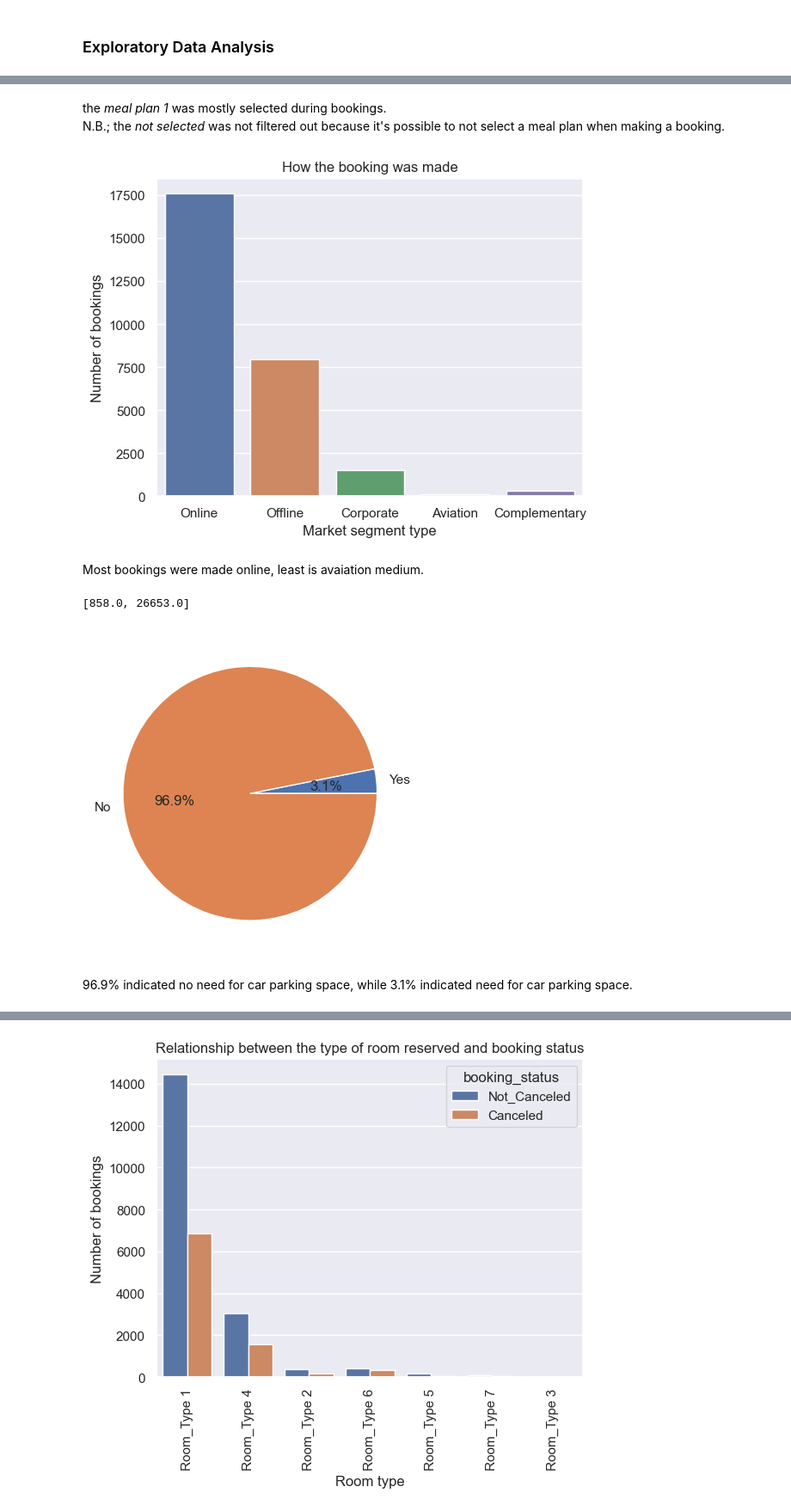
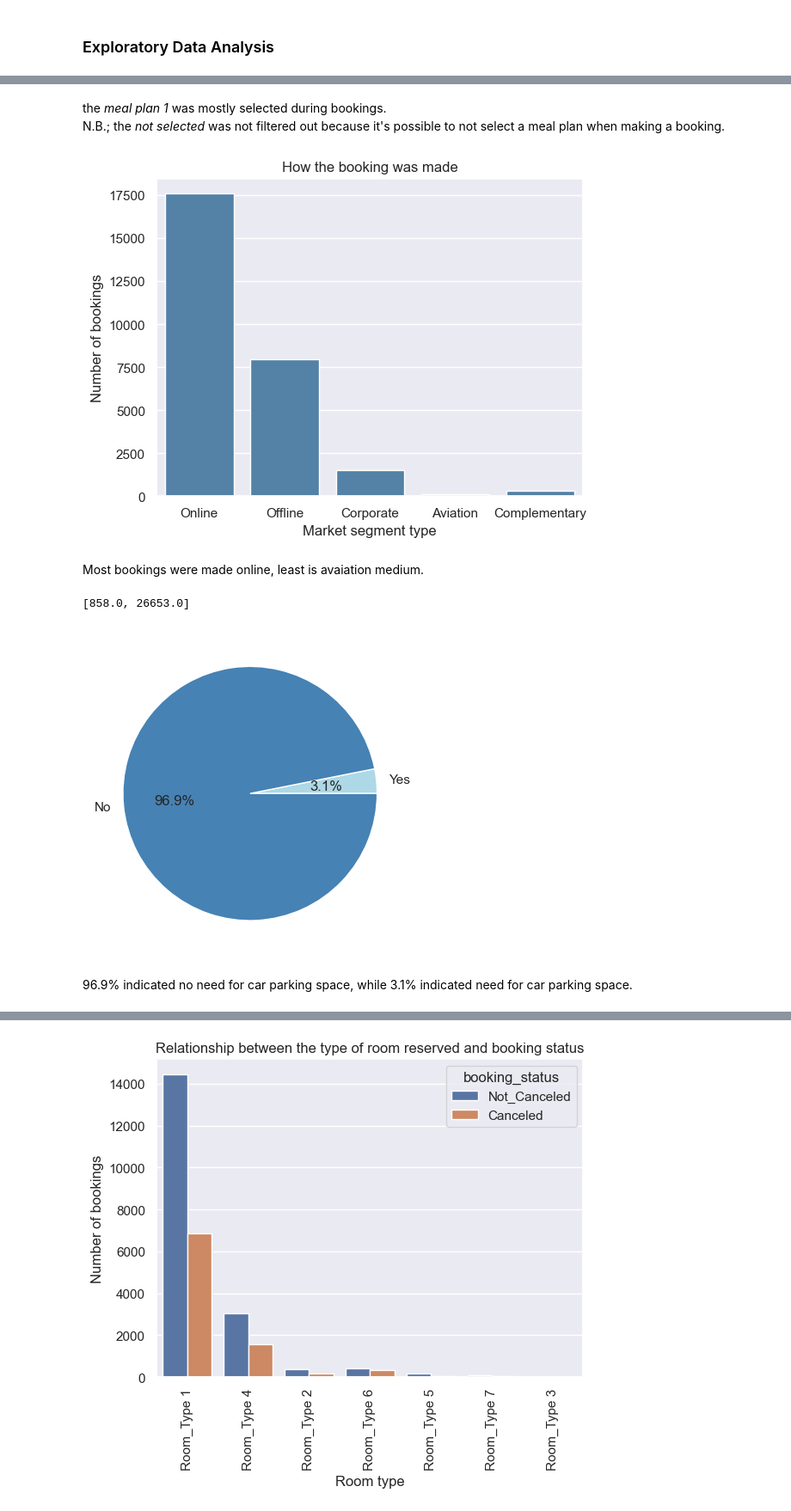
Before and after one commit to Ukpoweh/Hotel_cancellations_prediction, a Jupyter notebook: hotel_cancellations.ipynb, the cells around one changed output, grey strips where cells are left out. Shown at 86% size. Drawn from its saved outputs; the diff is of its cells as text; code cells hidden in the pictures.

```diff
--- a/hotel_cancellations.ipynb
+++ b/hotel_cancellations.ipynb
@@ -203,16 +159,18 @@ plt.show()
-# %% [markdown]
-the *meal plan 1* was mostly selected during bookings. <br>
-N.B.; the *not selected* was not filtered out because it's possible to not select a meal plan when making a booking.
+# %% [markdown]
+the *meal plan 1* was mostly selected during bookings. <br>
+N.B.; the *not selected* was not filtered out because it's possible to not select a meal plan when making a booking.
 # %%
-sns.countplot(x='market_segment_type', data=df)
+sns.countplot(x='market_segment_type', data=df, color='steelblue')
 plt.xlabel('Market segment type')
 plt.ylabel('Number of bookings')
 plt.title('How the booking was made')
+
+plt.savefig('market.png', bbox_inches='tight', dpi=300)
 plt.show()
 # %% [output]
-[figure, old version]
+[figure, new version]
-# %% [markdown]
-Most bookings were made online, least is avaiation medium.
+# %% [markdown]
+Most bookings were made online, least is avaiation medium.
 # %%
 car_space_yes = df['required_car_parking_space'].sum()
 required_car_space = ['Yes', 'No']
@@ -221,10 +179,13 @@ data
 # %% [output]
 [858.0, 26653.0]
 # %%
-plt.pie(data, labels=required_car_space, autopct='%1.1f%%')
+plt.pie(data, labels=required_car_space, autopct='%1.1f%%', colors=['Lightblue', 'Steelblue'])
+
+
+plt.savefig('car.png', bbox_inches='tight', dpi=300)
 plt.show()
 # %% [output]
-[figure, old version]
+[figure, new version]
-# %% [markdown]
-96.9% indicated no need for car parking space, while 3.1% indicated need for car parking space.
+# %% [markdown]
+96.9% indicated no need for car parking space, while 3.1% indicated need for car parking space.
 # %%
```
Also changed, not shown: parts of 60 cells of this notebook, 17 other files.
